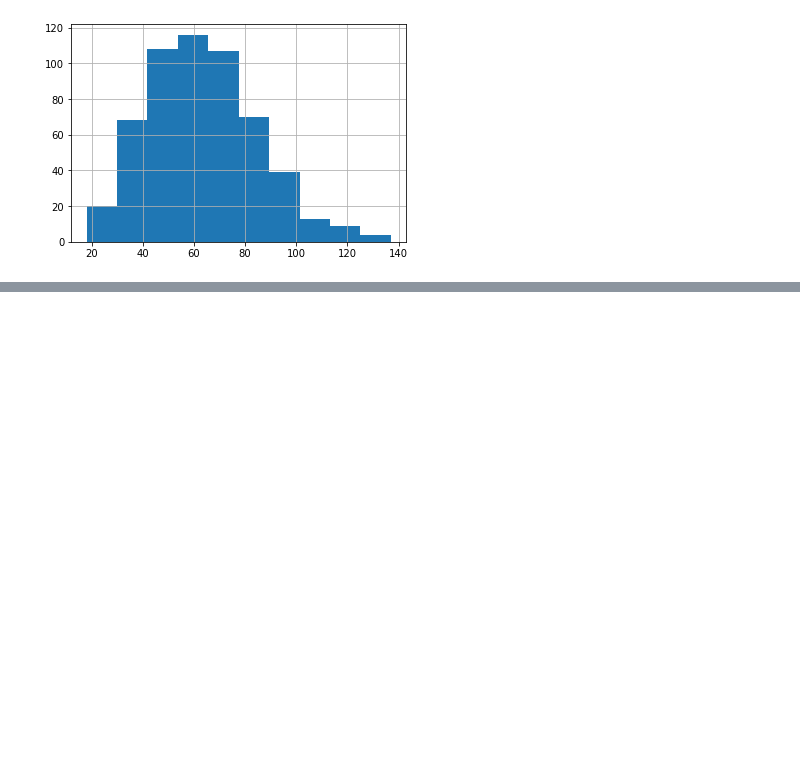
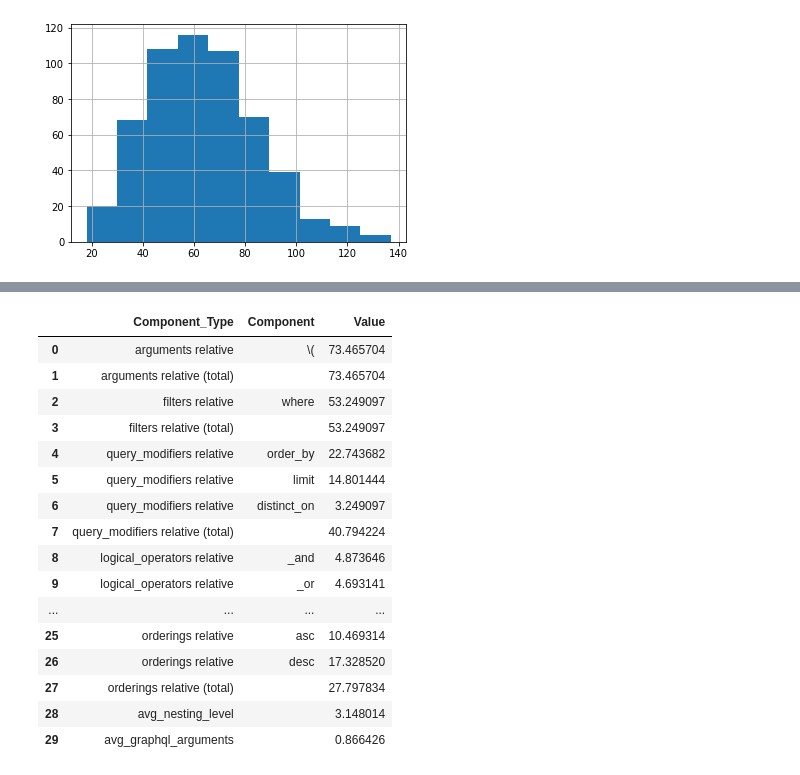
Before and after one commit to Dybton/T5, a Jupyter notebook: dataset-exploration.ipynb, the cells around one changed output, grey strips where cells are left out. Saved outputs shown, nothing was run; the diff lists cells and outputs as text; code cells hidden in the pictures; blank space fills up the shorter version.

```diff
--- a/dataset-exploration.ipynb
+++ b/dataset-exploration.ipynb
@@ -937,29 +727,0 @@ ________________________________________________________________________________
-# %%
-import pandas as pd
-pd.set_option('display.max_rows', None)
-pd.set_option('display.max_columns', None)
-pd.set_option('display.width', None)
-pd.set_option('display.max_colwidth', None)
-
-df_dev_failed_long_q = pd.read_csv('qualitative_analysis_question_length_success.csv')
-
-arguments = ["\\("]
-count_query_components(df_dev_failed_long_q, arguments, "arguments")
-
-filters = ["where"]
-count_query_components(df_dev_failed_long_q, filters, "filters")
-
-query_modifiers = ["order_by", "limit", "distinct_on"]
-count_query_components(df_dev_failed_long_q, query_modifiers, "query modifiers")
-
-logical_operators= ["_and", "_or", "_not"]
-count_query_components(df_dev_failed_long_q, logical_operators, "logical_operators")
-
-comparison_operators= ["_eq", "_neq", "_lt", "_gt", "_lte", "_gte", "_like"]
-count_query_components(df_dev_failed_long_q, comparison_operators, "comparison_operators")
-
-aggregators =[ "min", "max", "sum", "avg"]
-count_query_components(df_dev_failed_long_q, aggregators, "aggregators")
-
-orderings =[ "asc", "desc"]
-count_query_components(df_dev_failed_long_q, orderings, "orderings")
@@ -1025,0 +875,24 @@ ________________________________________________________________________________
+# %%
+df_dev_= pd.read_csv('qualitative_analysis_question_length_success.csv')
+
+df = count_query_components(df_dev)
+
+df
+# %% [output]
+|  | Component_Type | Component | Value |
+| 0 | arguments relative | \( | 73.465704 |
+| 1 | arguments relative (total) |  | 73.465704 |
+| 2 | filters relative | where | 53.249097 |
+| 3 | filters relative (total) |  | 53.249097 |
+| 4 | query_modifiers relative | order_by | 22.743682 |
+| 5 | query_modifiers relative | limit | 14.801444 |
+| 6 | query_modifiers relative | distinct_on | 3.249097 |
+| 7 | query_modifiers relative (total) |  | 40.794224 |
+| 8 | logical_operators relative | _and | 4.873646 |
+| 9 | logical_operators relative | _or | 4.693141 |
+| ... | ... | ... | ... |
+| 25 | orderings relative | asc | 10.469314 |
+| 26 | orderings relative | desc | 17.328520 |
+| 27 | orderings relative (total) |  | 27.797834 |
+| 28 | avg_nesting_level |  | 3.148014 |
+| 29 | avg_graphql_arguments |  | 0.866426 |
```
Also changed, not shown: parts of 27 cells of this notebook, 1 other file.
